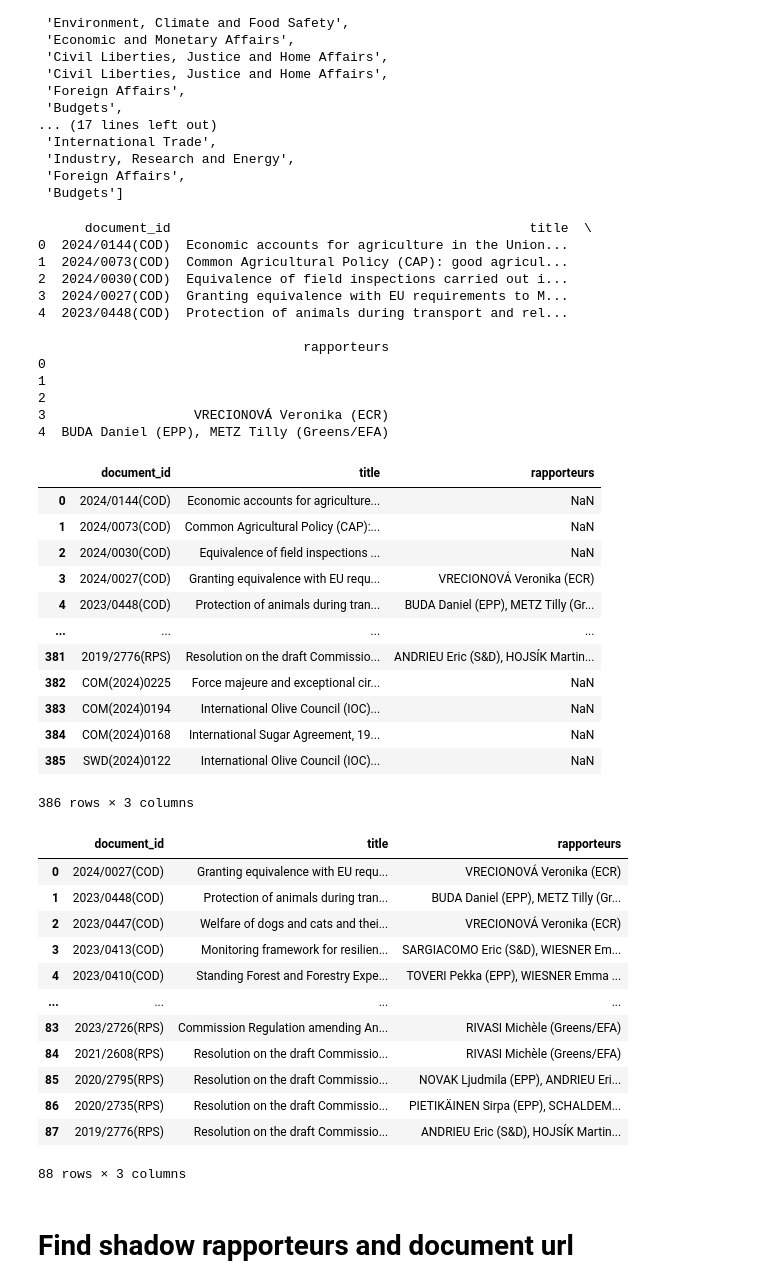
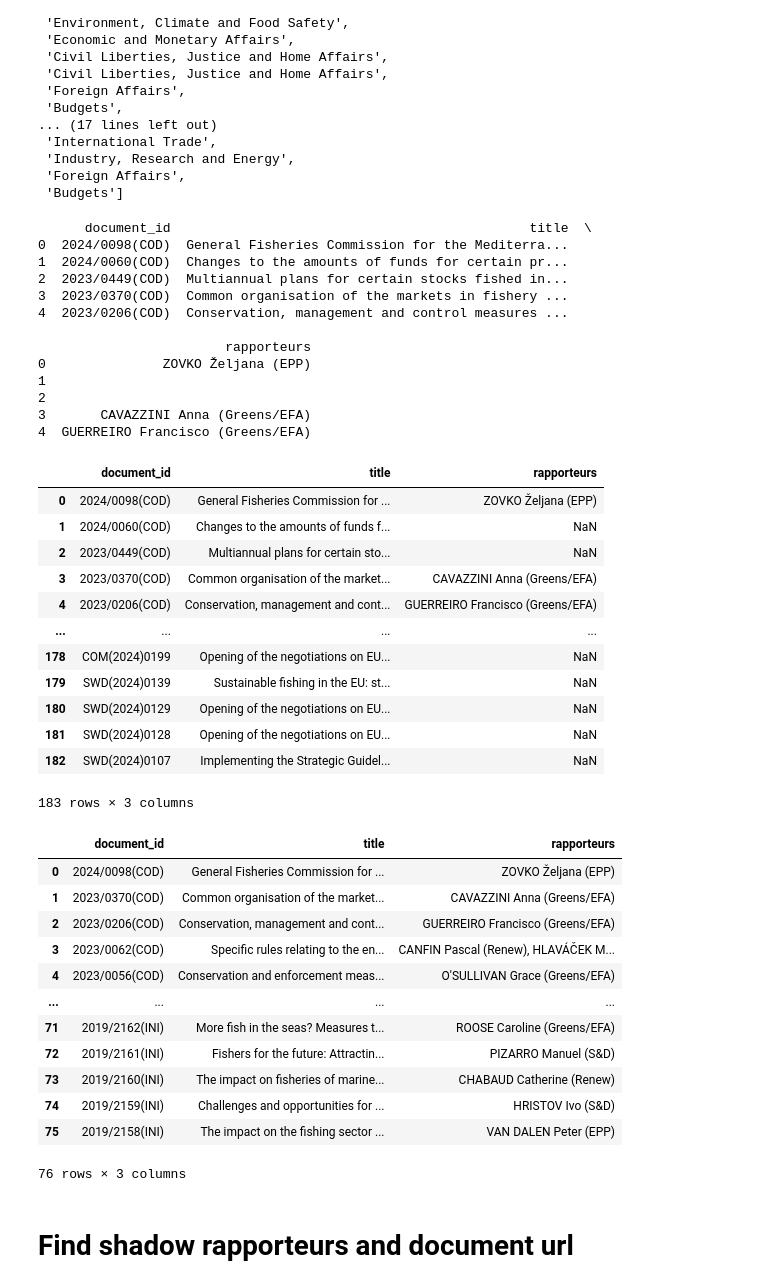
Before and after one commit to CarolineMortensen/Group_project_CSS, a Jupyter notebook: datascraping.ipynb, the cells around one changed output. Drawn from its saved outputs; the diff is of its cells as text; code cells hidden in the pictures.

```diff
--- a/datascraping.ipynb
+++ b/datascraping.ipynb
@@ -56,7 +56,7 @@ committee_title
 # %%
 # URL  - her kun sorteret for emne Agriculture, hvis datasættet skal udvides kan man bare søge efter andre emner og så gemme i seperate datasæt
 # som til sidst kan sættes sammen (det tror jeg er nemmest)
-url = "https://oeil.secure.europarl.europa.eu/oeil/en/search/export/XML?fullText.mode=EXACT_WORD&term=9th+term+2019+-+2024&subject=3.10+Agricultural+policy+and+economies+&resultsOnly=true"
+url = "https://oeil.secure.europarl.europa.eu/oeil/en/search/export/XML?fullText.mode=EXACT_WORD&term=9th+term+2019+-+2024&subject=3.15+Fisheries+policy&resultsOnly=true"
 
 
 response = requests.get(url)
@@ -90,54 +90,54 @@ df = pd.DataFrame(data)
 print(df.head())
 # %% [output]
       document_id                                              title  \
-0  2024/0144(COD)  Economic accounts for agriculture in the Union...
-1  2024/0073(COD)  Common Agricultural Policy (CAP): good agricul...
-2  2024/0030(COD)  Equivalence of field inspections carried out i...
-3  2024/0027(COD)  Granting equivalence with EU requirements to M...
-4  2023/0448(COD)  Protection of animals during transport and rel...
+0  2024/0098(COD)  General Fisheries Commission for the Mediterra...
+1  2024/0060(COD)  Changes to the amounts of funds for certain pr...
+2  2023/0449(COD)  Multiannual plans for certain stocks fished in...
+3  2023/0370(COD)  Common organisation of the markets in fishery ...
+4  2023/0206(COD)  Conservation, management and control measures ...
 
-                                  rapporteurs
-0
+                        rapporteurs
+0               ZOVKO Željana (EPP)
 1
 2
-3                   VRECIONOVÁ Veronika (ECR)
-4  BUDA Daniel (EPP), METZ Tilly (Greens/EFA)
+3       CAVAZZINI Anna (Greens/EFA)
+4  GUERREIRO Francisco (Greens/EFA)
 # %%
 df['rapporteurs'] = df['rapporteurs'].replace('', np.nan)
 df
 # %% [output]
 |  | document_id | title | rapporteurs |
-| 0 | 2024/0144(COD) | Economic accounts for agriculture... | NaN |
-| 1 | 2024/0073(COD) | Common Agricultural Policy (CAP):... | NaN |
-| 2 | 2024/0030(COD) | Equivalence of field inspections ... | NaN |
-| 3 | 2024/0027(COD) | Granting equivalence with EU requ... | VRECIONOVÁ Veronika (ECR) |
-| 4 | 2023/0448(COD) | Protection of animals during tran... | BUDA Daniel (EPP), METZ Tilly (Gr... |
+| 0 | 2024/0098(COD) | General Fisheries Commission for ... | ZOVKO Željana (EPP) |
+| 1 | 2024/0060(COD) | Changes to the amounts of funds f... | NaN |
+| 2 | 2023/0449(COD) | Multiannual plans for certain sto... | NaN |
+| 3 | 2023/0370(COD) | Common organisation of the market... | CAVAZZINI Anna (Greens/EFA) |
+| 4 | 2023/0206(COD) | Conservation, management and cont... | GUERREIRO Francisco (Greens/EFA) |
 | ... | ... | ... | ... |
-| 381 | 2019/2776(RPS) | Resolution on the draft Commissio... | ANDRIEU Eric (S&D), HOJSÍK Martin... |
-| 382 | COM(2024)0225 | Force majeure and exceptional cir... | NaN |
-| 383 | COM(2024)0194 | International Olive Council (IOC)... | NaN |
-| 384 | COM(2024)0168 | International Sugar Agreement, 19... | NaN |
-| 385 | SWD(2024)0122 | International Olive Council (IOC)... | NaN |
+| 178 | COM(2024)0199 | Opening of the negotiations on EU... | NaN |
+| 179 | SWD(2024)0139 | Sustainable fishing in the EU: st... | NaN |
+| 180 | SWD(2024)0129 | Opening of the negotiations on EU... | NaN |
+| 181 | SWD(2024)0128 | Opening of the negotiations on EU... | NaN |
+| 182 | SWD(2024)0107 | Implementing the Strategic Guidel... | NaN |
-386 rows × 3 columns
+183 rows × 3 columns
 # %%
 #removing nan
-df_agri = df.dropna()
-df_agri.reset_index(drop=True, inplace= True)
-df_agri
+df_fish = df.dropna()
+df_fish.reset_index(drop=True, inplace= True)
+df_fish
 # %% [output]
 |  | document_id | title | rapporteurs |
-| 0 | 2024/0027(COD) | Granting equivalence with EU requ... | VRECIONOVÁ Veronika (ECR) |
-| 1 | 2023/0448(COD) | Protection of animals during tran... | BUDA Daniel (EPP), METZ Tilly (Gr... |
-| 2 | 2023/0447(COD) | Welfare of dogs and cats and thei... | VRECIONOVÁ Veronika (ECR) |
-| 3 | 2023/0413(COD) | Monitoring framework for resilien... | SARGIACOMO Eric (S&D), WIESNER Em... |
-| 4 | 2023/0410(COD) | Standing Forest and Forestry Expe... | TOVERI Pekka (EPP), WIESNER Emma ... |
+| 0 | 2024/0098(COD) | General Fisheries Commission for ... | ZOVKO Željana (EPP) |
+| 1 | 2023/0370(COD) | Common organisation of the market... | CAVAZZINI Anna (Greens/EFA) |
+| 2 | 2023/0206(COD) | Conservation, management and cont... | GUERREIRO Francisco (Greens/EFA) |
+| 3 | 2023/0062(COD) | Specific rules relating to the en... | CANFIN Pascal (Renew), HLAVÁČEK M... |
+| 4 | 2023/0056(COD) | Conservation and enforcement meas... | O'SULLIVAN Grace (Greens/EFA) |
 | ... | ... | ... | ... |
-| 83 | 2023/2726(RPS) | Commission Regulation amending An... | RIVASI Michèle (Greens/EFA) |
-| 84 | 2021/2608(RPS) | Resolution on the draft Commissio... | RIVASI Michèle (Greens/EFA) |
-| 85 | 2020/2795(RPS) | Resolution on the draft Commissio... | NOVAK Ljudmila (EPP), ANDRIEU Eri... |
-| 86 | 2020/2735(RPS) | Resolution on the draft Commissio... | PIETIKÄINEN Sirpa (EPP), SCHALDEM... |
-| 87 | 2019/2776(RPS) | Resolution on the draft Commissio... | ANDRIEU Eric (S&D), HOJSÍK Martin... |
+| 71 | 2019/2162(INI) | More fish in the seas? Measures t... | ROOSE Caroline (Greens/EFA) |
+| 72 | 2019/2161(INI) | Fishers for the future: Attractin... | PIZARRO Manuel (S&D) |
+| 73 | 2019/2160(INI) | The impact on fisheries of marine... | CHABAUD Catherine (Renew) |
+| 74 | 2019/2159(INI) | Challenges and opportunities for ... | HRISTOV Ivo (S&D) |
+| 75 | 2019/2158(INI) | The impact on the fishing sector ... | VAN DALEN Peter (EPP) |
-88 rows × 3 columns
+76 rows × 3 columns
 # %% [markdown]
 # Find shadow rapporteurs and document url
 # %%
```
Also changed, not shown: parts of 3 cells of this notebook, 3 other files.
